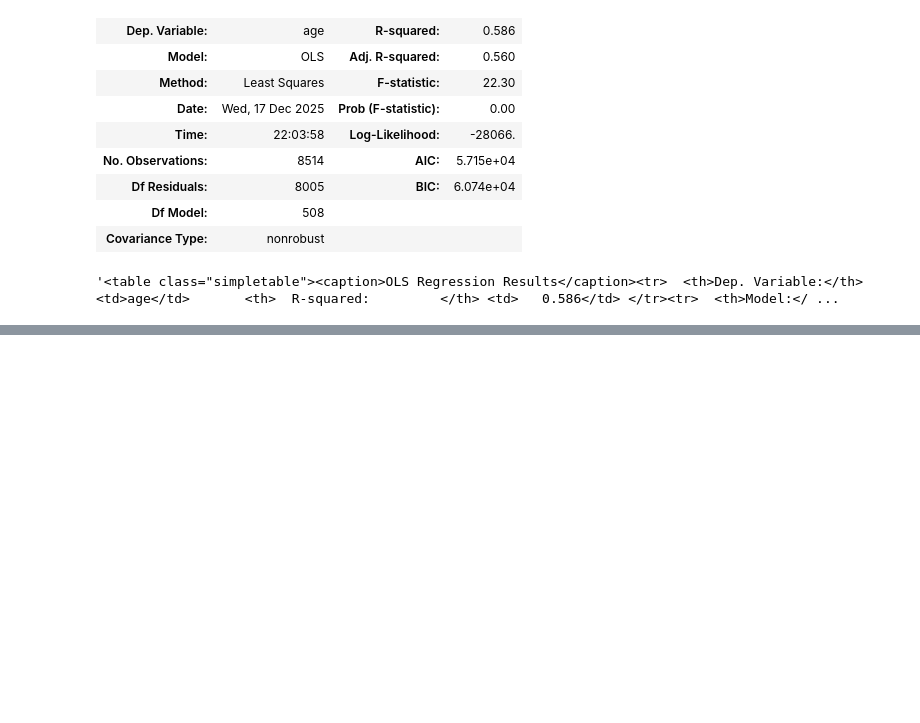
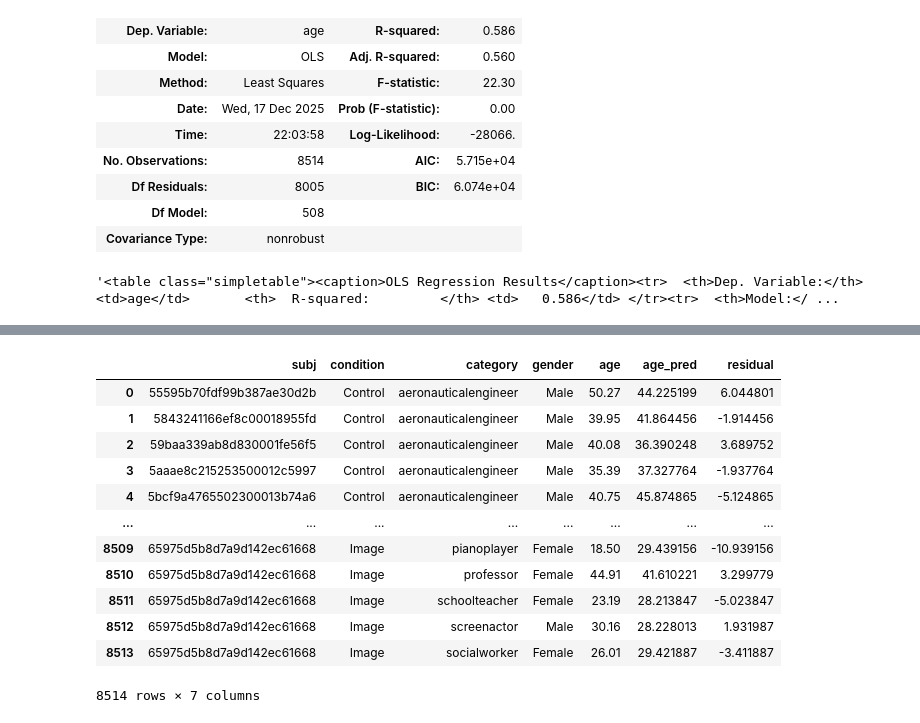
Before and after one commit to vassilismylo/Applied_ML, a Jupyter notebook: age_gender_distortion_ex2/age_gender_distortion_ex2.ipynb, the cells around one changed output, grey strips where cells are left out. Saved outputs shown, nothing was run; the diff lists cells and outputs as text; code cells hidden in the pictures; blank space fills up the shorter version.

```diff
--- a/age_gender_distortion_ex2/age_gender_distortion_ex2.ipynb
+++ b/age_gender_distortion_ex2/age_gender_distortion_ex2.ipynb
@@ -709,0 +708,20 @@ model_table_html
+# %%
+all_with_predict = all.copy()
+
+all_with_predict["age_pred"] = model2.fittedvalues
+all_with_predict["residual"] = model2.resid
+all_with_predict
+# %% [output]
+|  | subj | condition | category | gender | age | age_pred | residual |
+| 0 | 55595b70fdf99b387ae30d2b | Control | aeronauticalengineer | Male | 50.27 | 44.225199 | 6.044801 |
+| 1 | 5843241166ef8c00018955fd | Control | aeronauticalengineer | Male | 39.95 | 41.864456 | -1.914456 |
+| 2 | 59baa339ab8d830001fe56f5 | Control | aeronauticalengineer | Male | 40.08 | 36.390248 | 3.689752 |
+| 3 | 5aaae8c215253500012c5997 | Control | aeronauticalengineer | Male | 35.39 | 37.327764 | -1.937764 |
+| 4 | 5bcf9a4765502300013b74a6 | Control | aeronauticalengineer | Male | 40.75 | 45.874865 | -5.124865 |
+| ... | ... | ... | ... | ... | ... | ... | ... |
+| 8509 | 65975d5b8d7a9d142ec61668 | Image | pianoplayer | Female | 18.50 | 29.439156 | -10.939156 |
+| 8510 | 65975d5b8d7a9d142ec61668 | Image | professor | Female | 44.91 | 41.610221 | 3.299779 |
+| 8511 | 65975d5b8d7a9d142ec61668 | Image | schoolteacher | Female | 23.19 | 28.213847 | -5.023847 |
+| 8512 | 65975d5b8d7a9d142ec61668 | Image | screenactor | Male | 30.16 | 28.228013 | 1.931987 |
+| 8513 | 65975d5b8d7a9d142ec61668 | Image | socialworker | Female | 26.01 | 29.421887 | -3.411887 |
+8514 rows × 7 columns
```
Also changed, not shown: parts of 10 cells of this notebook, 2 other files.
